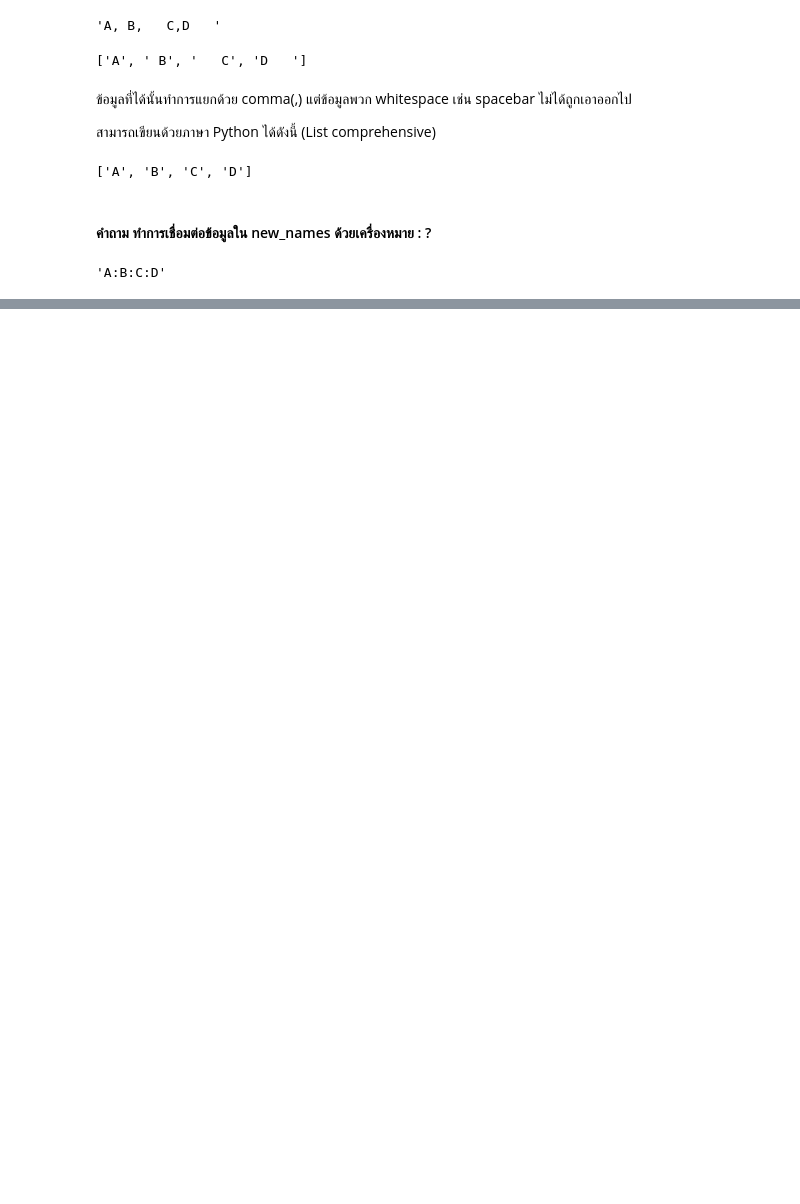
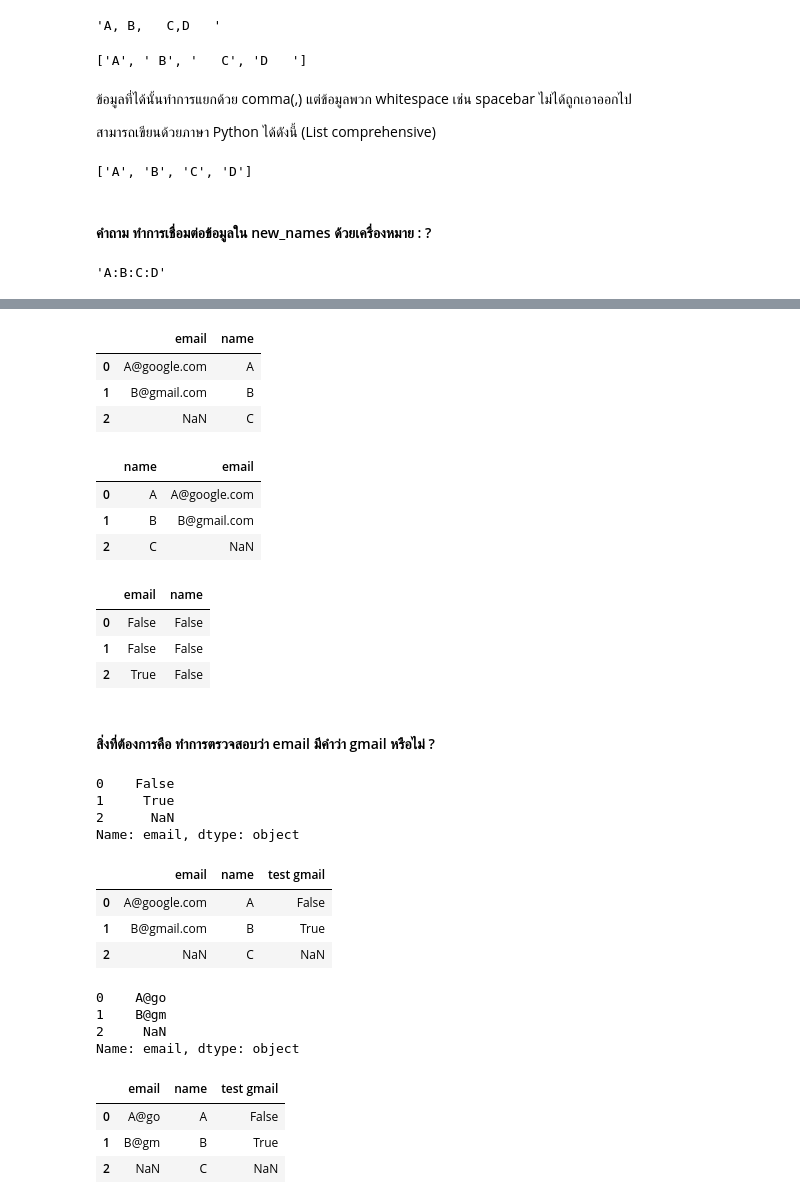
Before and after one commit to up1/course-basic-python, a Jupyter notebook: notebook/data_cleaning_and_preparation.ipynb, the cells around one changed output, grey strips where cells are left out. Drawn from its saved outputs; the diff is of its cells as text; code cells hidden in the pictures; blank space fills up the shorter version.

Commit message:
Manage data with Pandas

```diff
--- a/notebook/data_cleaning_and_preparation.ipynb
+++ b/notebook/data_cleaning_and_preparation.ipynb
@@ -619,0 +624,60 @@ new_names
+# %%
+data = pd.DataFrame({ 'name': ['A', 'B', 'C'],
+                      'email': ['A@google.com', 'B@gmail.com', np.nan]
+                    }
+                   )
+data
+# %% [output]
+|  | email | name |
+| 0 | A@google.com | A |
+| 1 | B@gmail.com | B |
+| 2 | NaN | C |
+# %%
+# Put your code
+data
+# %% [output]
+|  | name | email |
+| 0 | A | A@google.com |
+| 1 | B | B@gmail.com |
+| 2 | C | NaN |
+# %%
+# Check NaN in DataFrame
+data.isnull()
+# %% [output]
+|  | email | name |
+| 0 | False | False |
+| 1 | False | False |
+| 2 | True | False |
+# %% [markdown]
+#### สิ่งที่ต้องการคือ ทำการตรวจสอบว่า email มีคำว่า gmail หรือไม่ ?
+# %%
+data.email.str.contains('gmail')
+# %% [output]
+0    False
+1     True
+2      NaN
+Name: email, dtype: object
+# %%
+data['test gmail'] = data.email.str.contains('gmail')
+data
+# %% [output]
+|  | email | name | test gmail |
+| 0 | A@google.com | A | False |
+| 1 | B@gmail.com | B | True |
+| 2 | NaN | C | NaN |
+# %%
+# Slicing data
+data.email.str[:4]
+# %% [output]
+0    A@go
+1    B@gm
+2     NaN
+Name: email, dtype: object
+# %%
+# Put your code
+data
+# %% [output]
+|  | email | name | test gmail |
+| 0 | A@go | A | False |
+| 1 | B@gm | B | True |
+| 2 | NaN | C | NaN |
```
Also changed, not shown: parts of 2 cells of this notebook.
